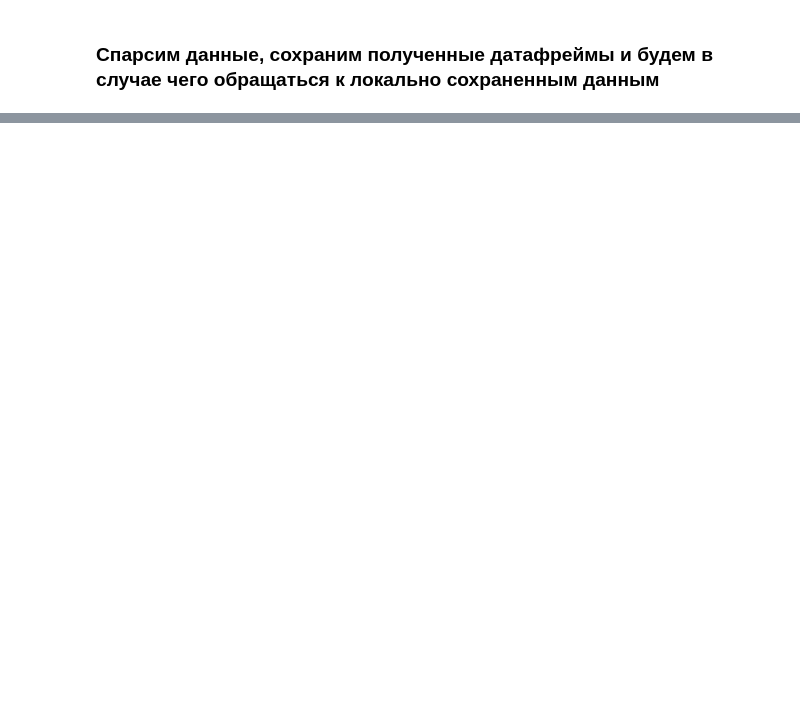
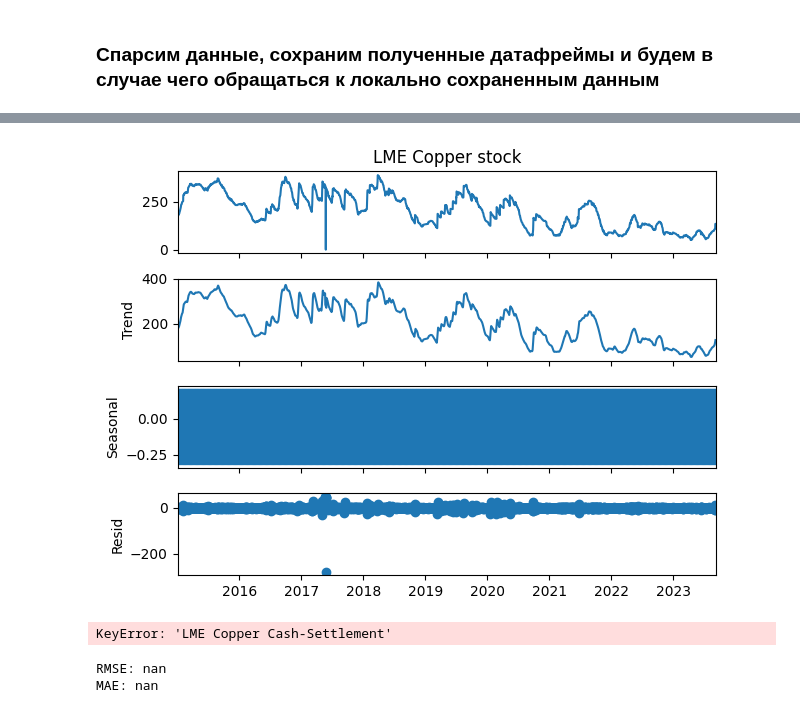
Before and after one commit to hotdonkey/data_science, a Jupyter notebook: Projecy_8/diploma.ipynb, the cells around one changed output, grey strips where cells are left out. Cells and saved outputs as stored; diff of their text form; code cells hidden in the pictures; blank space fills up the shorter version.

```diff
--- a/Projecy_8/diploma.ipynb
+++ b/Projecy_8/diploma.ipynb
@@ -114,0 +103,4 @@ display(
+# %%
+data = pd.read_csv('./data/copper.csv', parse_dates=['date'], index_col='date')
+data = data.sort_index()
+data
@@ -114,0 +122,44 @@ display(
+# %%
+df_cu = data['LME Copper stock']
+df_cu = df_cu.resample('d').interpolate(method='linear')
+# %%
+decomposition = seasonal_decompose(df_cu)
+fig = decomposition.plot()
+plt.show()
+# %% [output]
+[figure, added]
+# %%
+train_data = df_cu.loc['2019-01-02':'2023-05-31']
+test_data = df_cu.loc['2023-06-01':]
+
+train_data = train_data.sort_index()
+test_data = test_data.sort_index()
+
+train_data['LME Copper Cash-Settlement'] = pd.to_numeric(train_data['LME Copper Cash-Settlement'], errors='coerce')
+train_data['LME Copper 3-month'] = pd.to_numeric(train_data['LME Copper 3-month'], errors='coerce')
+train_data['LME Copper stock'] = pd.to_numeric(train_data['LME Copper stock'], errors='coerce')
+
+test_data['LME Copper Cash-Settlement'] = pd.to_numeric(test_data['LME Copper Cash-Settlement'], errors='coerce')
+test_data['LME Copper 3-month'] = pd.to_numeric(test_data['LME Copper 3-month'], errors='coerce')
+test_data['LME Copper stock'] = pd.to_numeric(test_data['LME Copper stock'], errors='coerce')
+# %% [output]
+KeyError: 'LME Copper Cash-Settlement'
+# %%
+# Создание и обучение модели ARIMA
+model = ARIMA(train_data.iloc[:,2], order=(1, 0, 1))
+model_fit = model.fit()
+
+# Прогнозирование значений
+forecast = model_fit.forecast(steps=len(test_data.iloc[:,2]))
+
+# Оценка точности прогноза
+mse = np.mean((forecast - test_data.iloc[:,2]) ** 2)
+rmse = np.sqrt(mse)
+mae = np.mean(np.abs(forecast - test_data.iloc[:,2]))
+
+# Вывод результатов
+print("RMSE:", rmse)
+print("MAE:", mae)
+# %% [output]
+RMSE: nan
+MAE: nan
```
Also changed, not shown: parts of 8 cells of this notebook, 5 other files.
